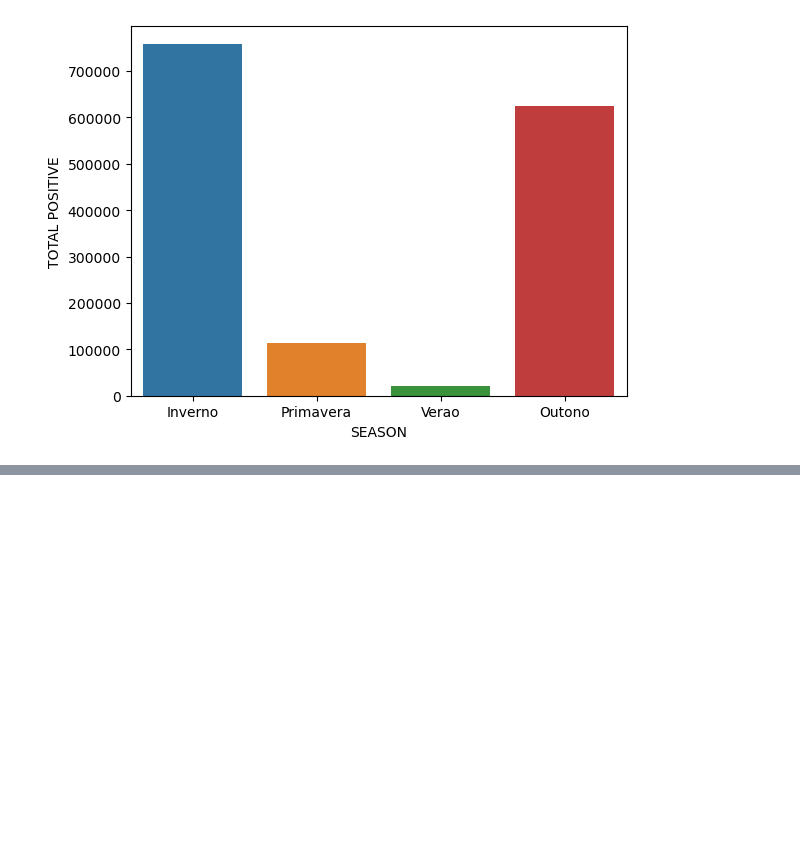
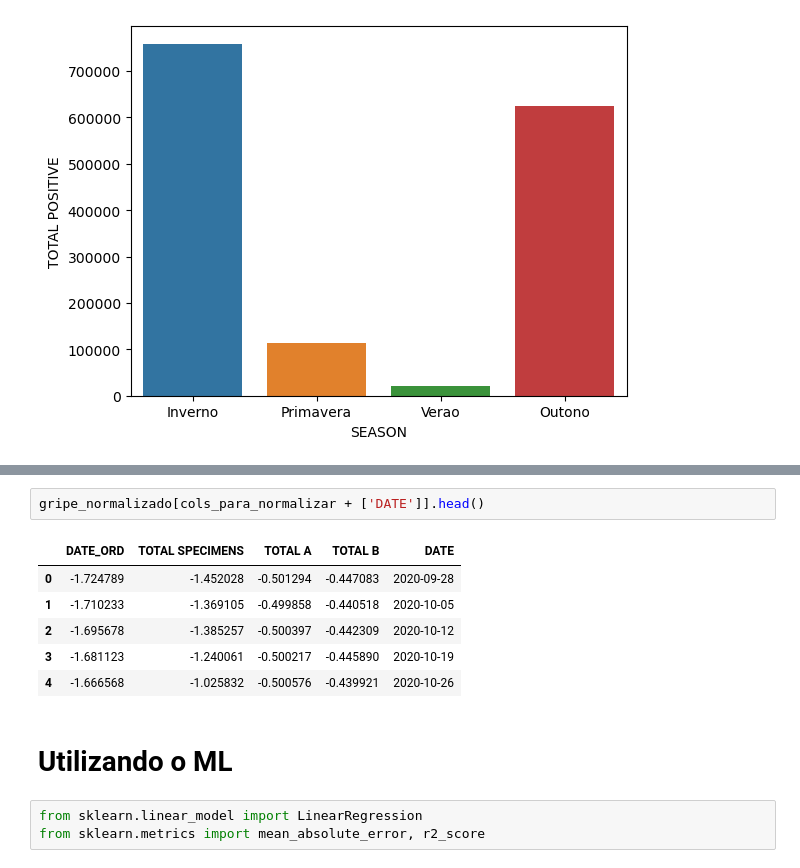
Before and after one commit to Lobat0/FluView-Analysis, a Jupyter notebook: Dados/Analise.ipynb, the cells around one changed output, grey strips where cells are left out. Drawn from its saved outputs; the diff is of its cells as text; blank space fills up the shorter version.

```diff
--- a/Dados/Analise.ipynb
+++ b/Dados/Analise.ipynb
@@ -295,0 +316,14 @@ sns.barplot(data=gripe, x='SEASON', y='TOTAL POSITIVE', estimator=sum, errorbar=
+# %%
+gripe_normalizado[cols_para_normalizar + ['DATE']].head()
+# %% [output]
+|  | DATE_ORD | TOTAL SPECIMENS | TOTAL A | TOTAL B | DATE |
+| 0 | -1.724789 | -1.452028 | -0.501294 | -0.447083 | 2020-09-28 |
+| 1 | -1.710233 | -1.369105 | -0.499858 | -0.440518 | 2020-10-05 |
+| 2 | -1.695678 | -1.385257 | -0.500397 | -0.442309 | 2020-10-12 |
+| 3 | -1.681123 | -1.240061 | -0.500217 | -0.445890 | 2020-10-19 |
+| 4 | -1.666568 | -1.025832 | -0.500576 | -0.439921 | 2020-10-26 |
+# %% [markdown]
+# Utilizando o ML
+# %%
+from sklearn.linear_model import LinearRegression
+from sklearn.metrics import mean_absolute_error, r2_score
```
Also changed, not shown: parts of 12 cells of this notebook.
